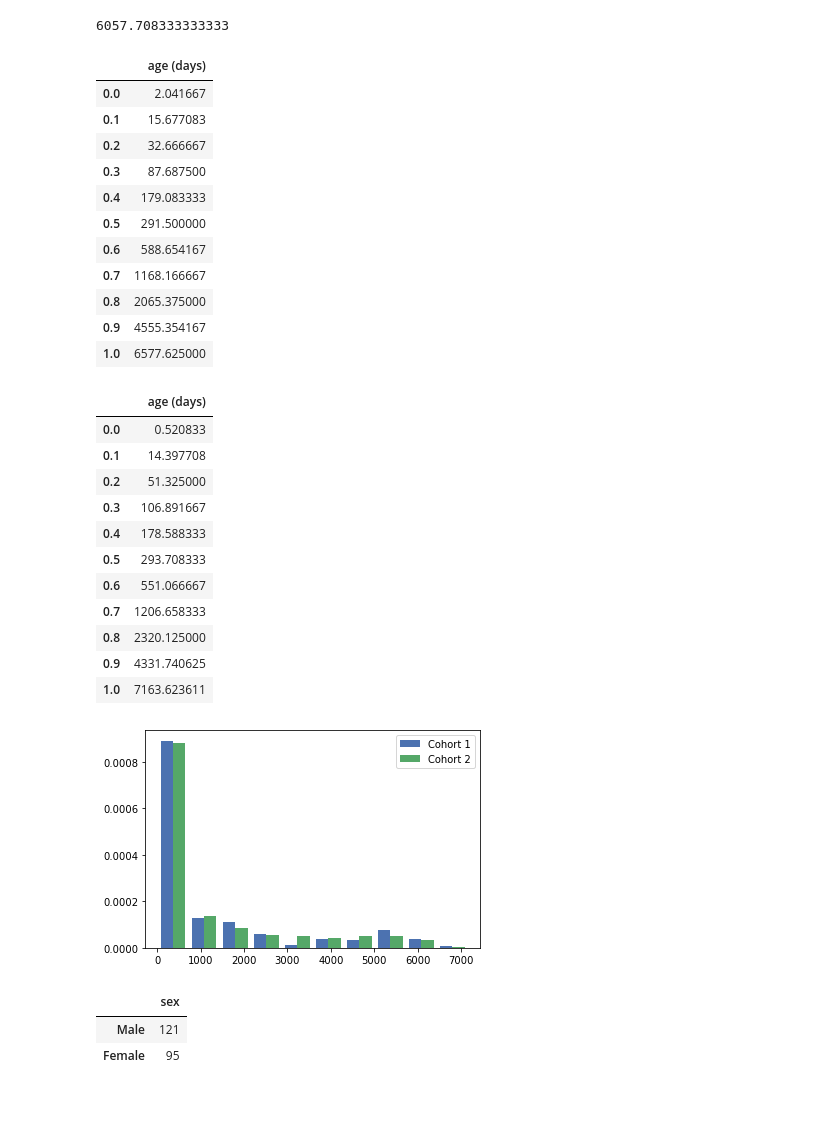
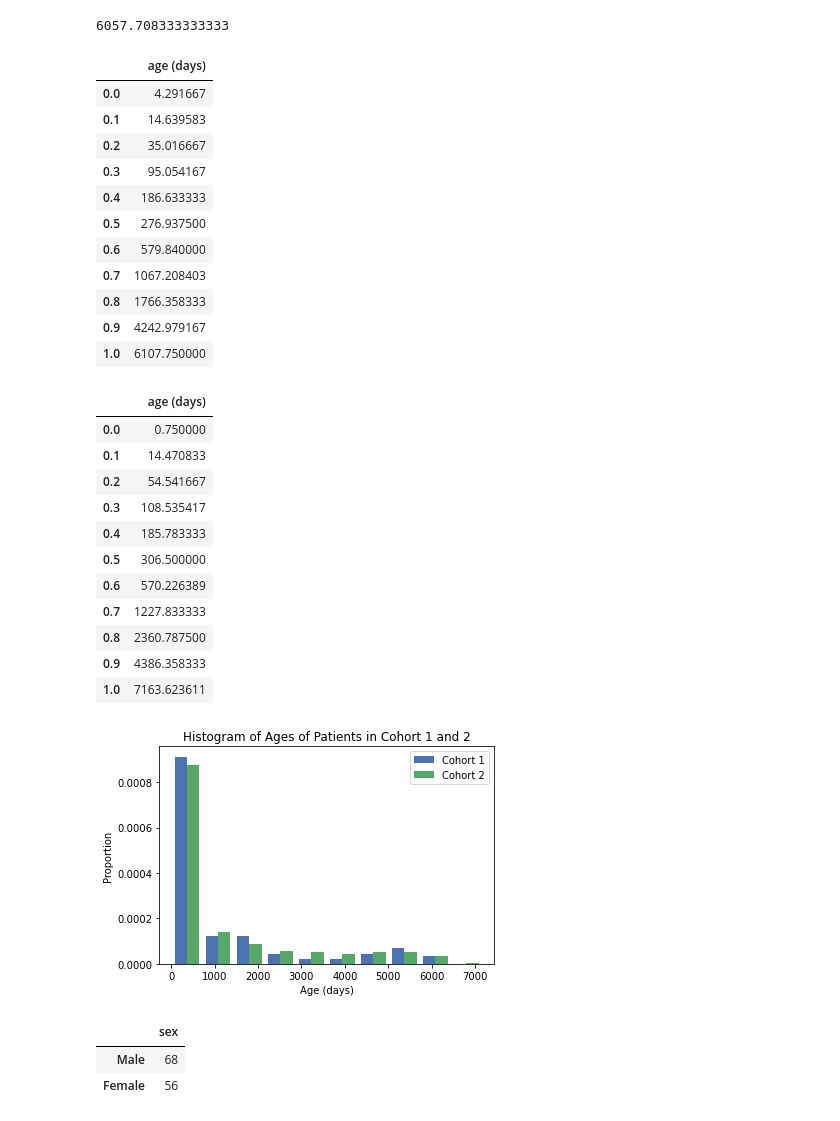
Before and after one commit to l-khali/In2Research, a Jupyter notebook: summary_statistics.ipynb, the cells around one changed output. Cells and saved outputs as stored; diff of their text form; code cells hidden in the pictures.

Commit message:
a lot of data cleaning/changes to stratification

```diff
--- a/summary_statistics.ipynb
+++ b/summary_statistics.ipynb
@@ -45,0 +48,4 @@ details
+# %%
+details_all_scores = details
+details = details_all_scores[details_all_scores["extubation_score"]>2.5]
+details
@@ -68,0 +114,3 @@ cohort_2_details
+# %%
+cohort_1_details = cohort_1_details[pd.isnull(cohort_1_details["death_deid_date"])==True]
+details
@@ -161,0 +237,3 @@ Window of 90 means we throw away 40% of data
+# %%
+cohort_1_details = cohort_1_details[cohort_1_details["extubation_duration"] > 120]
+cohort_1_details
@@ -212,53 +304,56 @@ print((cohort_2_details['extubation_deid_date'][1]-cohort_2_details['birth_deid_
 # %%
 cohort_1_age = pd.DataFrame(cohort_1_details['age (days)'].quantile(q=[0,0.1,0.2,0.3,0.4,0.5,0.6,0.7,0.8,0.9,1]))
 cohort_2_age = pd.DataFrame(cohort_2_details['age (days)'].quantile(q=[0,0.1,0.2,0.3,0.4,0.5,0.6,0.7,0.8,0.9,1]))
-pd.DataFrame(cohort_1_age)
+cohort_1_age
 # %% [output]
 |  | age (days) |
-| 0.0 | 2.041667 |
-| 0.1 | 15.677083 |
-| 0.2 | 32.666667 |
-| 0.3 | 87.687500 |
-| 0.4 | 179.083333 |
-| 0.5 | 291.500000 |
-| 0.6 | 588.654167 |
-| 0.7 | 1168.166667 |
-| 0.8 | 2065.375000 |
-| 0.9 | 4555.354167 |
-| 1.0 | 6577.625000 |
+| 0.0 | 4.291667 |
+| 0.1 | 14.639583 |
+| 0.2 | 35.016667 |
+| 0.3 | 95.054167 |
+| 0.4 | 186.633333 |
+| 0.5 | 276.937500 |
+| 0.6 | 579.840000 |
+| 0.7 | 1067.208403 |
+| 0.8 | 1766.358333 |
+| 0.9 | 4242.979167 |
+| 1.0 | 6107.750000 |
 # %%
 pd.DataFrame(cohort_2_age)
 # %% [output]
 |  | age (days) |
-| 0.0 | 0.520833 |
-| 0.1 | 14.397708 |
-| 0.2 | 51.325000 |
-| 0.3 | 106.891667 |
-| 0.4 | 178.588333 |
-| 0.5 | 293.708333 |
-| 0.6 | 551.066667 |
-| 0.7 | 1206.658333 |
-| 0.8 | 2320.125000 |
-| 0.9 | 4331.740625 |
+| 0.0 | 0.750000 |
+| 0.1 | 14.470833 |
+| 0.2 | 54.541667 |
+| 0.3 | 108.535417 |
+| 0.4 | 185.783333 |
+| 0.5 | 306.500000 |
+| 0.6 | 570.226389 |
+| 0.7 | 1227.833333 |
+| 0.8 | 2360.787500 |
+| 0.9 | 4386.358333 |
 | 1.0 | 7163.623611 |
 # %%
 plt.style.use('seaborn-deep')
 
 x = cohort_1_details['age (days)']
 y = cohort_2_details['age (days)']
 
 plt.hist([x, y], label=['Cohort 1', 'Cohort 2'], density=True)
 plt.legend(loc='upper right')
+plt.xlabel("Age (days)")
+plt.ylabel("Proportion")
+plt.title("Histogram of Ages of Patients in Cohort 1 and 2")
 plt.show()
 # %% [output]
-[figure, old version]
+[figure, new version]
 # %%
 cohort_1_sex = pd.DataFrame(cohort_1_details['sex'].value_counts())
 cohort_1_sex
 # %% [output]
 |  | sex |
-| Male | 121 |
-| Female | 95 |
+| Male | 68 |
+| Female | 56 |
 # %%
 plt.style.use('seaborn-deep')
 
```
Also changed, not shown: parts of 51 cells of this notebook.
